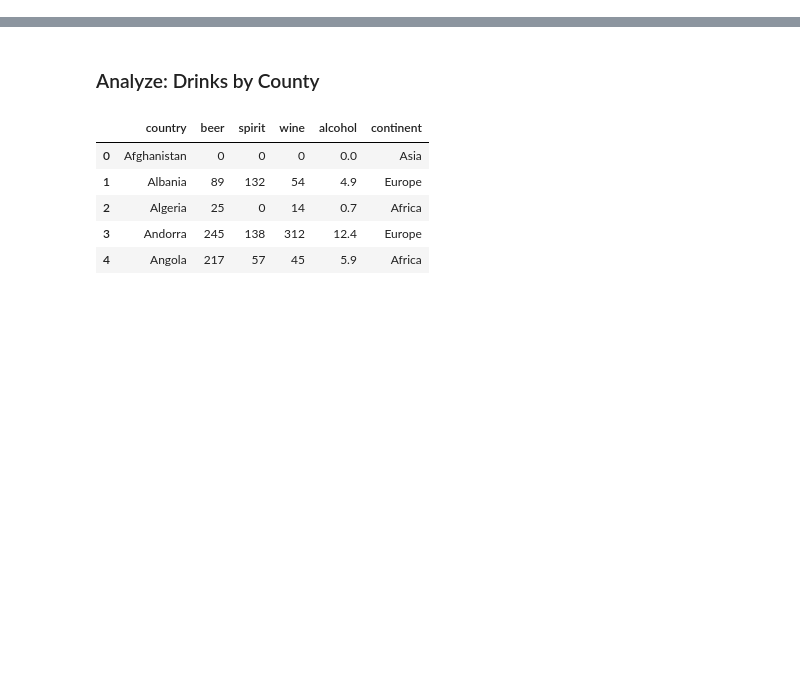
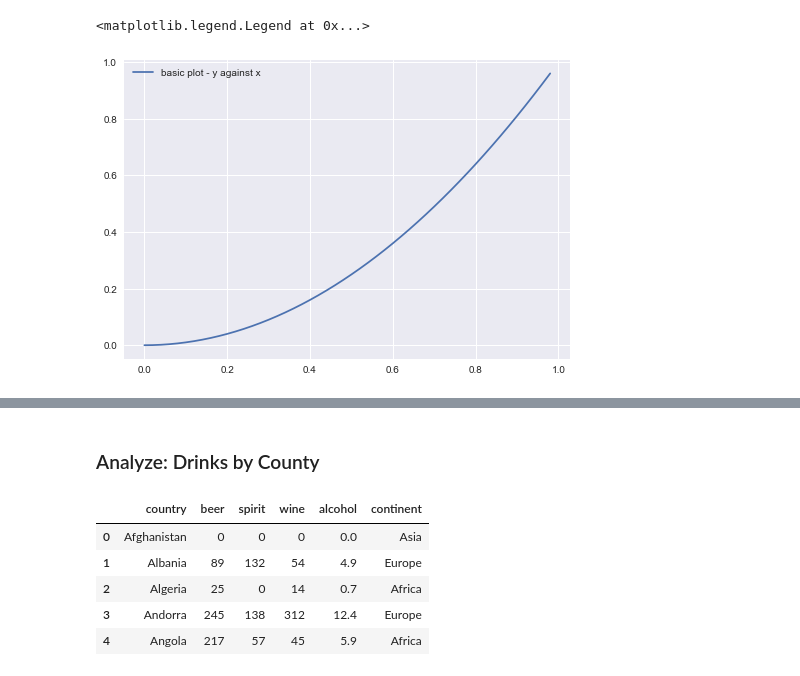
Before and after one commit to samewara/data-visualization, a Jupyter notebook: matplotlib-basic.ipynb, the cells around one changed output, grey strips where cells are left out. Drawn from its saved outputs; the diff is of its cells as text; code cells hidden in the pictures; blank space fills up the shorter version.

```diff
--- a/matplotlib-basic.ipynb
+++ b/matplotlib-basic.ipynb
@@ -12,0 +25,7 @@ import matplotlib.pyplot as plt
+# %%
+#y against x
+plt.plot(x,y, label="basic plot - y against x")
+plt.legend()
+# %% [output]
+<matplotlib.legend.Legend at 0x...>
+[figure, added]
```
Also changed, not shown: parts of 21 cells of this notebook, 3 other files.
